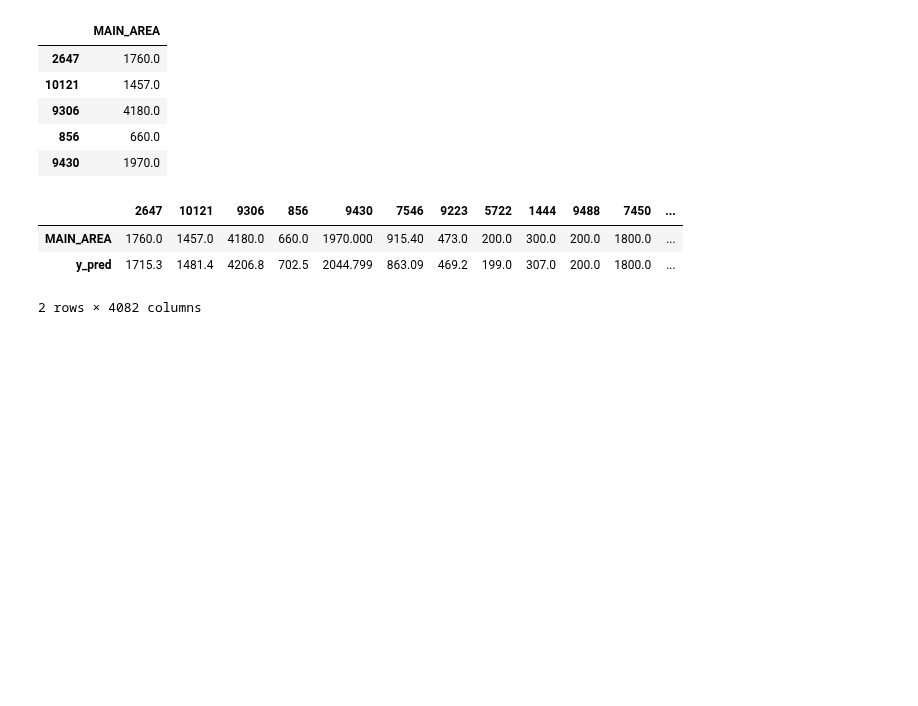
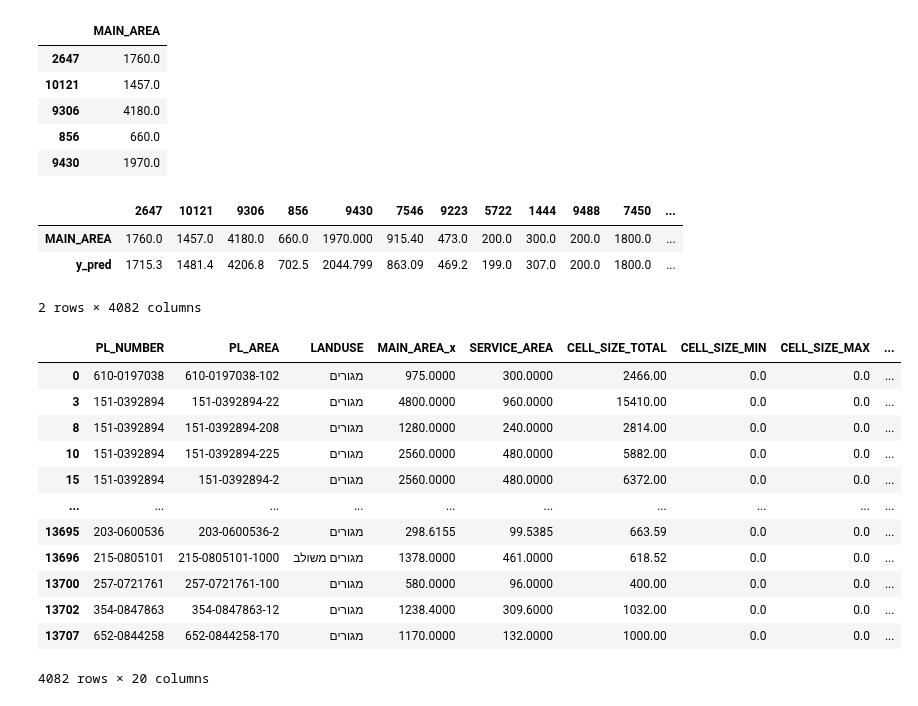
Before and after one commit to MosheMann5750/ML, a Jupyter notebook: FinalProject/ConstructionPlans.ipynb, the cells around one changed output. Saved outputs shown, nothing was run; the diff lists cells and outputs as text; code cells hidden in the pictures; blank space fills up the shorter version.

```diff
--- a/FinalProject/ConstructionPlans.ipynb
+++ b/FinalProject/ConstructionPlans.ipynb
@@ -352,7 +347,7 @@ filtered_data['CONSTRUCTION_TYPE_GROUP'].value_counts(dropna=False)
 הסדרה      1363
 Name: CONSTRUCTION_TYPE_GROUP, dtype: int64
 # %%
-filtered_data = filtered_data.drop(['PL_NUMBER', 'SERVICE_AREA'], axis=1)
+filtered_data = filtered_data.drop(['PL_NUMBER', 'PL_AREA', 'SERVICE_AREA'], axis=1)
 # %% [markdown]
 Now let's get dummies of the categorical columns so we will be able to bulid a model.
 # %%
@@ -444,3 +439,21 @@ result_df.T
 | MAIN_AREA | 1760.0 | 1457.0 | 4180.0 | 660.0 | 1970.000 | 915.40 | 473.0 | 200.0 | 300.0 | 200.0 | 1800.0 | ... |
 | y_pred | 1715.3 | 1481.4 | 4206.8 | 702.5 | 2044.799 | 863.09 | 469.2 | 199.0 | 307.0 | 200.0 | 1800.0 | ... |
 2 rows × 4082 columns
+# %%
+all_data_with_predictions = pd.merge(data, result_df, left_index=True, right_index=True)
+# %%
+all_data_with_predictions
+# %% [output]
+|  | PL_NUMBER | PL_AREA | LANDUSE | MAIN_AREA_x | SERVICE_AREA | CELL_SIZE_TOTAL | CELL_SIZE_MIN | CELL_SIZE_MAX | ... |
+| 0 | 610-0197038 | 610-0197038-102 | מגורים | 975.0000 | 300.0000 | 2466.00 | 0.0 | 0.0 | ... |
+| 3 | 151-0392894 | 151-0392894-22 | מגורים | 4800.0000 | 960.0000 | 15410.00 | 0.0 | 0.0 | ... |
+| 8 | 151-0392894 | 151-0392894-208 | מגורים | 1280.0000 | 240.0000 | 2814.00 | 0.0 | 0.0 | ... |
+| 10 | 151-0392894 | 151-0392894-225 | מגורים | 2560.0000 | 480.0000 | 5882.00 | 0.0 | 0.0 | ... |
+| 15 | 151-0392894 | 151-0392894-2 | מגורים | 2560.0000 | 480.0000 | 6372.00 | 0.0 | 0.0 | ... |
+| ... | ... | ... | ... | ... | ... | ... | ... | ... | ... |
+| 13695 | 203-0600536 | 203-0600536-2 | מגורים | 298.6155 | 99.5385 | 663.59 | 0.0 | 0.0 | ... |
+| 13696 | 215-0805101 | 215-0805101-1000 | מגורים משולב | 1378.0000 | 461.0000 | 618.52 | 0.0 | 0.0 | ... |
+| 13700 | 257-0721761 | 257-0721761-100 | מגורים | 580.0000 | 96.0000 | 400.00 | 0.0 | 0.0 | ... |
+| 13702 | 354-0847863 | 354-0847863-12 | מגורים | 1238.4000 | 309.6000 | 1032.00 | 0.0 | 0.0 | ... |
+| 13707 | 652-0844258 | 652-0844258-170 | מגורים | 1170.0000 | 132.0000 | 1000.00 | 0.0 | 0.0 | ... |
+4082 rows × 20 columns
```
Also changed, not shown: parts of 10 cells of this notebook.
